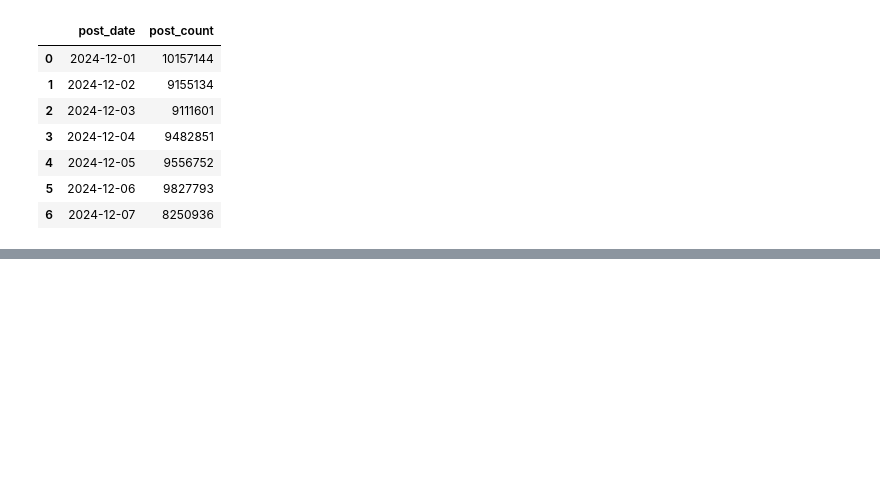
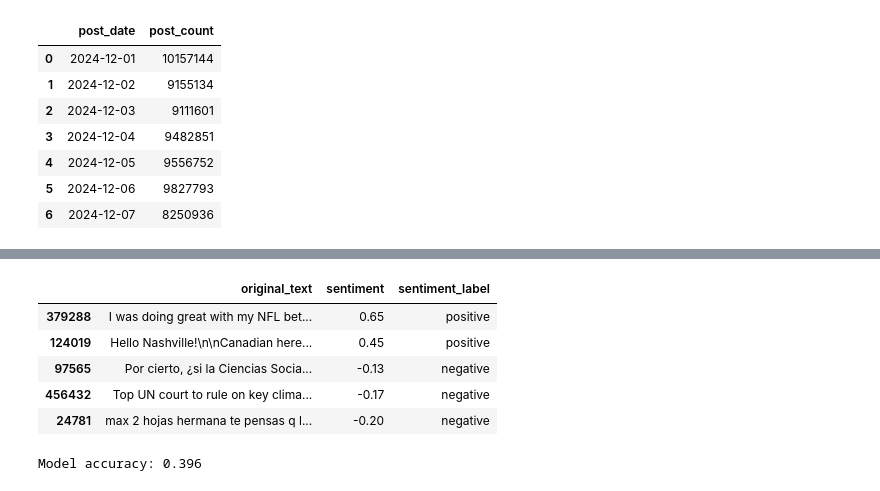
Before and after one commit to sjsu-cs131-spring26/trendtrackers-engagement-socialmedia, a Jupyter notebook: finaldemo_trendtrackers.ipynb, the cells around one changed output, grey strips where cells are left out. Cells and saved outputs as stored; diff of their text form; code cells hidden in the pictures; blank space fills up the shorter version.

```diff
--- a/finaldemo_trendtrackers.ipynb
+++ b/finaldemo_trendtrackers.ipynb
@@ -458,0 +461,26 @@ Daily Activity
+# %%
+import pandas as pd
+import gcsfs
+import random
+
+fs = gcsfs.GCSFileSystem()
+
+files = fs.glob("fulldata-trendtrackers/processed_data_*.parquet")
+
+print("Total parquet files in dataset:", len(files))
+
+sample_files = random.sample(files, 5)
+
+print("Random files selected:")
+for f in sample_files:
+    print(f)
+
+sample_df = pd.concat([
+    pd.read_parquet(f"gs://{f}") for f in sample_files
+])
+
+sample_df = sample_df[["original_text","sentiment"]].dropna()
+
+sample_df = sample_df.sample(20000, random_state=42)
+
+sample_df.head()
@@ -458,0 +501,19 @@ Daily Activity
+# %%
+def sentiment_label(x):
+    if x > 0.01:
+        return "positive"
+    elif x < -0.01:
+        return "negative"
+    else:
+        return "neutral"
+
+sample_df["sentiment_label"] = sample_df["sentiment"].apply(sentiment_label)
+
+sample_df.head()
+# %% [output]
+|  | original_text | sentiment | sentiment_label |
+| 379288 | I was doing great with my NFL bet... | 0.65 | positive |
+| 124019 | Hello Nashville!\n\nCanadian here... | 0.45 | positive |
+| 97565 | Por cierto, ¿si la Ciencias Socia... | -0.13 | negative |
+| 456432 | Top UN court to rule on key clima... | -0.17 | negative |
+| 24781 | max 2 hojas hermana te pensas q l... | -0.20 | negative |
@@ -458,0 +539,10 @@ Daily Activity
+# %%
+from sklearn.metrics import accuracy_score
+
+predictions = model.predict(X_test_vec)
+
+accuracy = accuracy_score(y_test, predictions)
+
+print("Model accuracy:", accuracy)
+# %% [output]
+Model accuracy: 0.396
```
Also changed, not shown: parts of 6 cells of this notebook.
